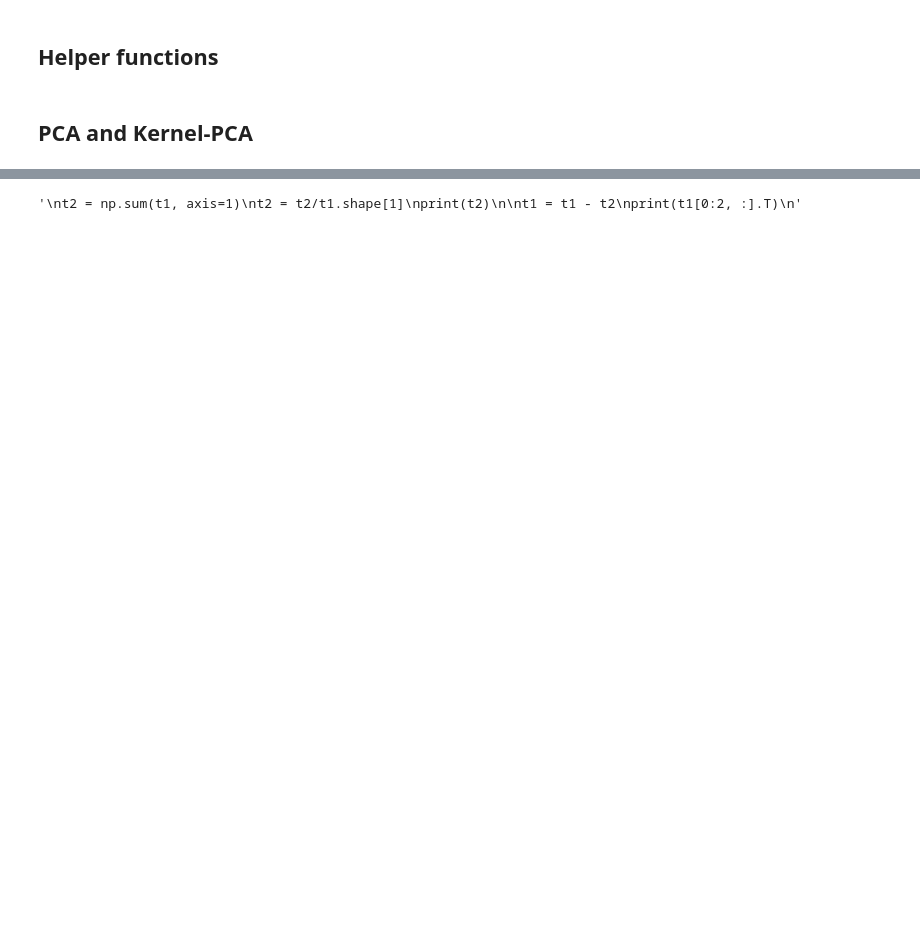
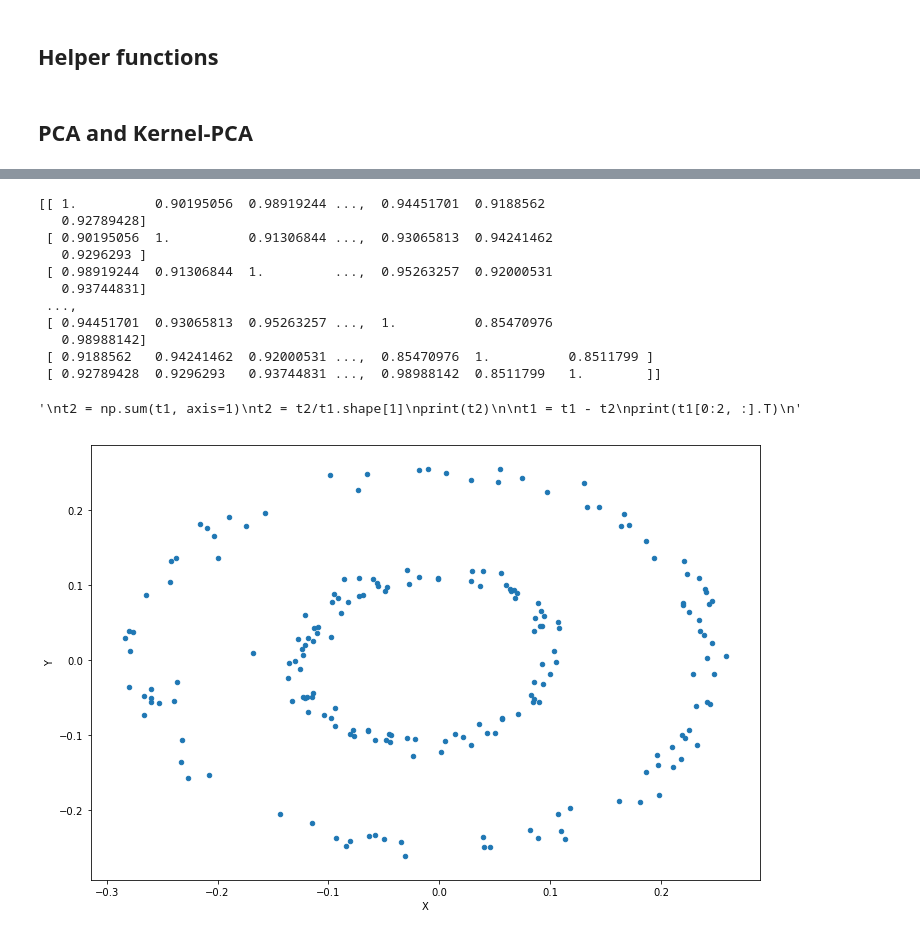
Before and after one commit to siddhantbenadikar/MachineLearningNEU, a Jupyter notebook: PCA/4-PCA.ipynb, the cells around one changed output, grey strips where cells are left out. Cells and saved outputs as stored; diff of their text form; code cells hidden in the pictures; blank space fills up the shorter version.

```diff
--- a/PCA/4-PCA.ipynb
+++ b/PCA/4-PCA.ipynb
@@ -149,20 +197,47 @@ u.plot(kind="scatter", x='X', y='Y', figsize=(12, 8))
-# %%
-t1 = np.matrix([[0, 1, 1],
-                [2, 3, 3],
-                [4, 5, 3]])
-
-kernel_pca(t1, 2)
-
-"""
-t2 = np.sum(t1, axis=1)
-t2 = t2/t1.shape[1]
-print(t2)
-
-t1 = t1 - t2
-print(t1[0:2, :].T)
-"""
-# %% [output]
-'\nt2 = np.sum(t1, axis=1)\nt2 = t2/t1.shape[1]\nprint(t2)\n\nt1 = t1 - t2\nprint(t1[0:2, :].T)\n'
+# %%
+X = np.matrix(data.values)
+X = X.T
+
+N = X.shape[0]
+
+W = []
+for i in range(N):
+    W.append([0 for i in range(N)])
+
+for i in range(N):
+    curr_point = X[i]
+    for j in range(N):
+        adj_point = X[j]
+        W[i][j] = compute_weight(curr_point, adj_point, 20)
+
+W = np.matrix(W)
+print(W)
+Y = kernel_pca(W, 2)
+
+u = pd.DataFrame(Y[0:2, :].T, columns=['X', 'Y'])
+u.plot(kind="scatter", x='X', y='Y', figsize=(12, 8))
+"""
+t2 = np.sum(t1, axis=1)
+t2 = t2/t1.shape[1]
+print(t2)
+
+t1 = t1 - t2
+print(t1[0:2, :].T)
+"""
+# %% [output]
+[[ 1.          0.90195056  0.98919244 ...,  0.94451701  0.9188562
+   0.92789428]
+ [ 0.90195056  1.          0.91306844 ...,  0.93065813  0.94241462
+   0.9296293 ]
+ [ 0.98919244  0.91306844  1.         ...,  0.95263257  0.92000531
+   0.93744831]
+ ...,
+ [ 0.94451701  0.93065813  0.95263257 ...,  1.          0.85470976
+   0.98988142]
+ [ 0.9188562   0.94241462  0.92000531 ...,  0.85470976  1.          0.8511799 ]
+ [ 0.92789428  0.9296293   0.93744831 ...,  0.98988142  0.8511799   1.        ]]
+'\nt2 = np.sum(t1, axis=1)\nt2 = t2/t1.shape[1]\nprint(t2)\n\nt1 = t1 - t2\nprint(t1[0:2, :].T)\n'
+[figure, added]
 # %%
 X = np.matrix(data.values)
 X = pd.DataFrame(X[0:2, :].T, columns=['x1', 'x2'])
```
Also changed, not shown: parts of 7 cells of this notebook, 10 other files.
